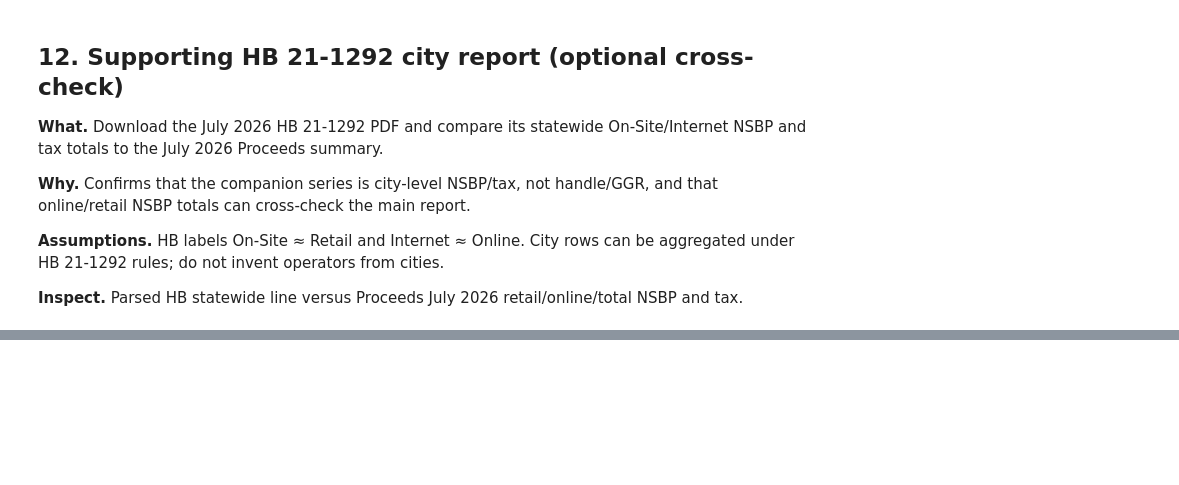
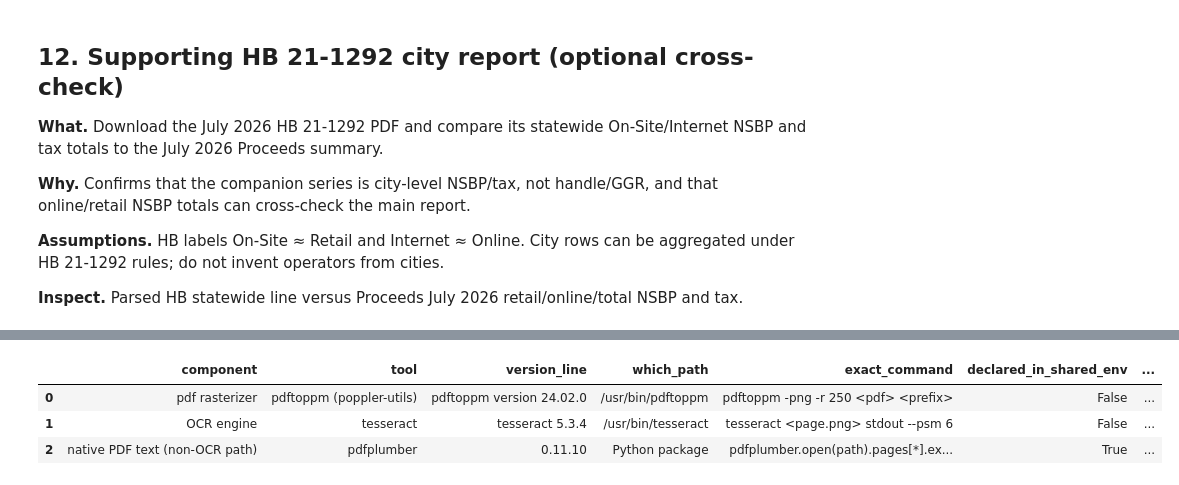
Before and after one commit to seangelb/researchOS, a Jupyter notebook: notebooks/45_colorado_source_walkthrough.ipynb, the cells around one changed output, grey strips where cells are left out. Drawn from its saved outputs; the diff is of its cells as text; code cells hidden in the pictures; blank space fills up the shorter version.

```diff
--- a/notebooks/45_colorado_source_walkthrough.ipynb
+++ b/notebooks/45_colorado_source_walkthrough.ipynb
@@ -1375,0 +1698,85 @@ HB vs Proceeds mismatches at $0.01 native tolerance: 0
+# %%
+ocr_periods = sorted(
+    audit_df.loc[audit_df["extract_method"] == "ocr_tesseract", "period"].tolist()
+)
+print("OCR-dependent sample periods:", ocr_periods)
+
+ocr_repro = pd.DataFrame(
+    [
+        {
+            "component": "pdf rasterizer",
+            "tool": "pdftoppm (poppler-utils)",
+            "version_line": _tool_version(["pdftoppm", "-v"]),
+            "which_path": shutil.which("pdftoppm"),
+            "exact_command": "pdftoppm -png -r 250 <pdf> <prefix>",
+            "declared_in_shared_env": OCR_DECLARED_IN_SHARED_ENV,
+            "python_package_dependency": "None (CLI via subprocess)",
+        },
+        {
+            "component": "OCR engine",
+            "tool": "tesseract",
+            "version_line": _tool_version(["tesseract", "--version"]),
+            "which_path": shutil.which("tesseract"),
+            "exact_command": "tesseract <page.png> stdout --psm 6",
+            "declared_in_shared_env": OCR_DECLARED_IN_SHARED_ENV,
+            "python_package_dependency": "None (CLI via subprocess)",
+        },
+        {
+            "component": "native PDF text (non-OCR path)",
+            "tool": "pdfplumber",
+            "version_line": pdfplumber.__version__,
+            "which_path": "Python package",
+            "exact_command": "pdfplumber.open(path).pages[*].extract_text()",
+            "declared_in_shared_env": True,
+            "python_package_dependency": "pdfplumber (pyproject.toml)",
+        },
+    ]
+)
+display(ocr_repro)
+
+ocr_audit_view = audit_df.loc[audit_df["period"].isin(ocr_periods)].copy()
+display(
+    ocr_audit_view[
+        [
+            "period",
+            "extract_method",
+            "value_provenance",
+            "manual_transcription",
+            "ai_vision",
+            "hand_supplied_numbers",
+            "ggr_raw_line",
+            "ggr_values_used",
+            "nsbp_raw_line",
+            "nsbp_values_used",
+            "tax_raw_line",
+            "tax_values_used",
+            "wager_payout_raw_line",
+            "wager_payout_values_used",
+            "ggr_parentheses_repaired",
+            "nsbp_parentheses_repaired",
+        ]
+    ]
+)
+
+ocr_lines_present = bool(
+    ocr_periods
+    and ocr_audit_view["ggr_raw_line"].notna().all()
+    and ocr_audit_view["nsbp_raw_line"].notna().all()
+)
+print("OCR raw summary lines captured for GGR/NSBP:", ocr_lines_present)
+print("Manual transcription used:", False)
+print("AI/vision used:", False)
+print("Hand-supplied reconciliation numbers:", False)
+
+OCR_REPRO_FROM_DECLARED_ENV = bool(OCR_DECLARED_IN_SHARED_ENV and OCR_BINARIES_PRESENT)
+OCR_IMPLEMENTATION_BLOCKER = not OCR_REPRO_FROM_DECLARED_ENV
+print("Reproducible from declared shared cloud environment:", OCR_REPRO_FROM_DECLARED_ENV)
+if OCR_IMPLEMENTATION_BLOCKER:
+    print(
+        "IMPLEMENTATION BLOCKER — OCR readiness: poppler/tesseract are used when a PDF "
+        "has no text layer, but they are not declared in .cursor/install.sh / "
+        "environment.json / pyproject.toml. Presence on this VM is not a shared-env "
+        "guarantee. Do not treat OCR sample months as implementation-ready until OCR "
+        "dependencies are declared (or OCR months are deferred)."
+    )
+# %% [output]
@@ -1375,0 +1784,4 @@ HB vs Proceeds mismatches at $0.01 native tolerance: 0
+|  | component | tool | version_line | which_path | exact_command | declared_in_shared_env | ... |
+| 0 | pdf rasterizer | pdftoppm (poppler-utils) | pdftoppm version 24.02.0 | /usr/bin/pdftoppm | pdftoppm -png -r 250 <pdf> <prefix> | False | ... |
+| 1 | OCR engine | tesseract | tesseract 5.3.4 | /usr/bin/tesseract | tesseract <page.png> stdout --psm 6 | False | ... |
+| 2 | native PDF text (non-OCR path) | pdfplumber | 0.11.10 | Python package | pdfplumber.open(path).pages[*].ex... | True | ... |
```
Also changed, not shown: parts of 16 cells of this notebook.
